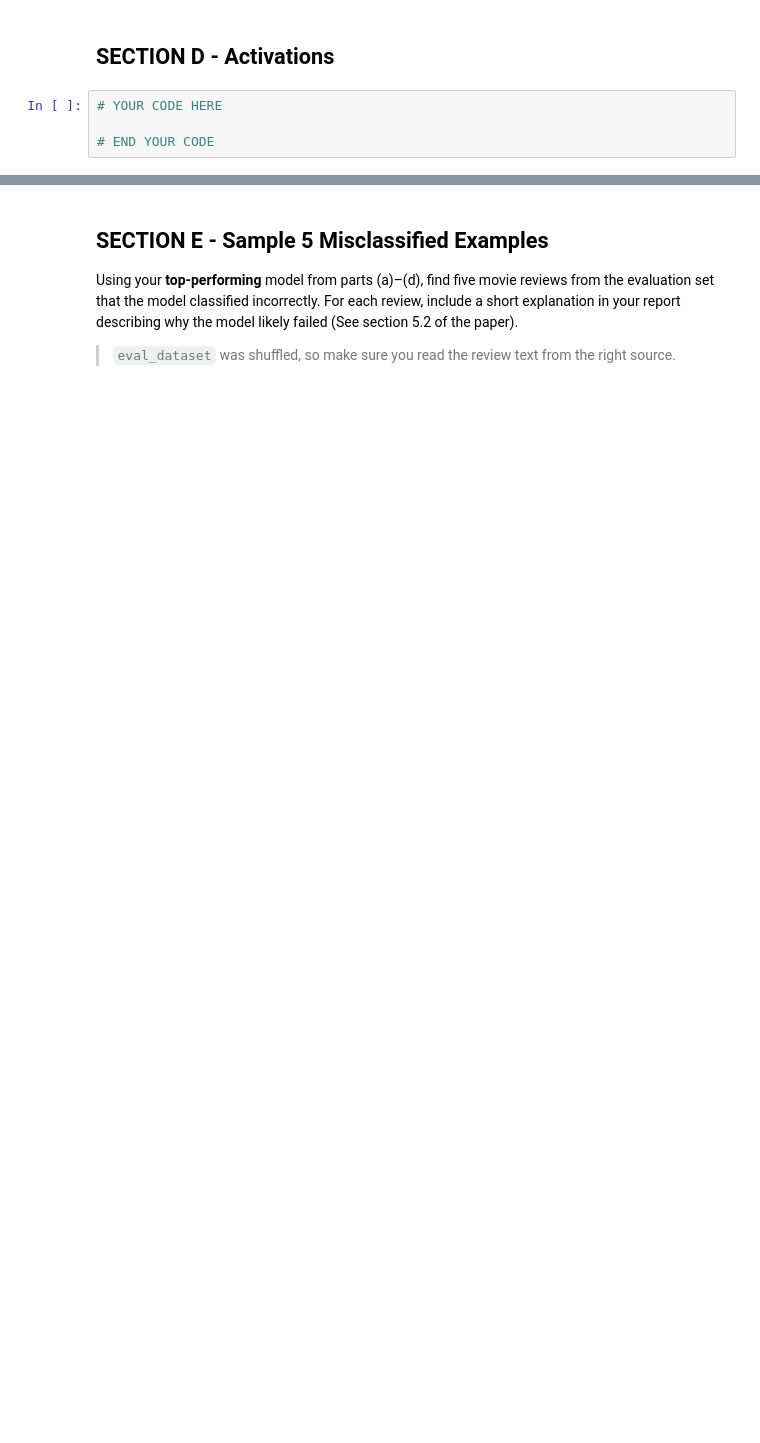
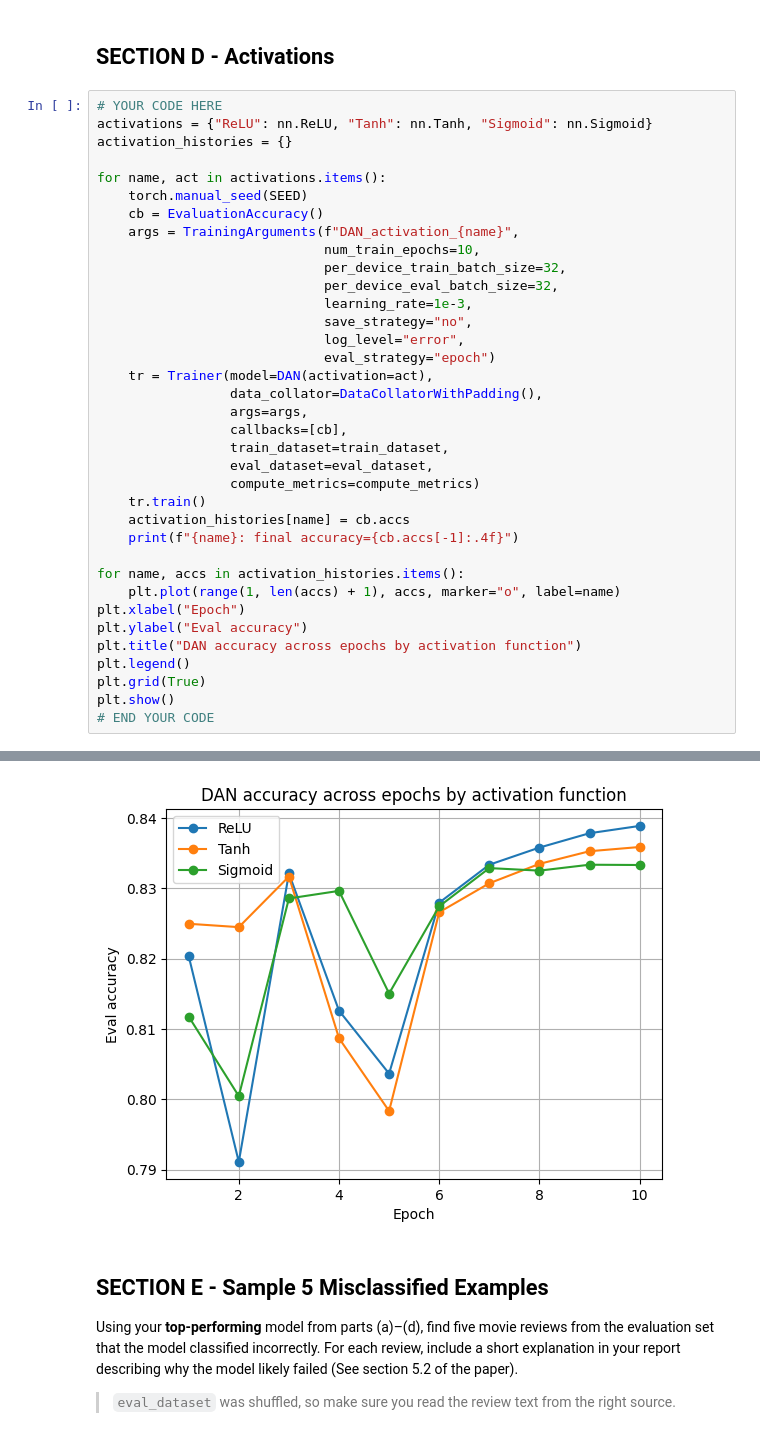
Before and after one commit to altarh/NLP_EX1, a Jupyter notebook: Exercise/DAN_files/DAN.ipynb, the cells around one changed output, grey strips where cells are left out. Cells and saved outputs as stored; diff of their text form; blank space fills up the shorter version.

```diff
--- a/Exercise/DAN_files/DAN.ipynb
+++ b/Exercise/DAN_files/DAN.ipynb
@@ -211,6 +397,39 @@ trainer.train()
 # %% [markdown]
 ## SECTION D - Activations
-# %%
-# YOUR CODE HERE
-
-# END YOUR CODE
+# %%
+# YOUR CODE HERE
+activations = {"ReLU": nn.ReLU, "Tanh": nn.Tanh, "Sigmoid": nn.Sigmoid}
+activation_histories = {}
+
+for name, act in activations.items():
+    torch.manual_seed(SEED)
+    cb = EvaluationAccuracy()
+    args = TrainingArguments(f"DAN_activation_{name}",
+                             num_train_epochs=10,
+                             per_device_train_batch_size=32,
+                             per_device_eval_batch_size=32,
+                             learning_rate=1e-3,
+                             save_strategy="no",
+                             log_level="error",
+                             eval_strategy="epoch")
+    tr = Trainer(model=DAN(activation=act),
+                 data_collator=DataCollatorWithPadding(),
+                 args=args,
+                 callbacks=[cb],
+                 train_dataset=train_dataset,
+                 eval_dataset=eval_dataset,
+                 compute_metrics=compute_metrics)
+    tr.train()
+    activation_histories[name] = cb.accs
+    print(f"{name}: final accuracy={cb.accs[-1]:.4f}")
+
+for name, accs in activation_histories.items():
+    plt.plot(range(1, len(accs) + 1), accs, marker="o", label=name)
+plt.xlabel("Epoch")
+plt.ylabel("Eval accuracy")
+plt.title("DAN accuracy across epochs by activation function")
+plt.legend()
+plt.grid(True)
+plt.show()
+# END YOUR CODE
+# %% [output]
@@ -217,3 +453,4 @@ trainer.train()
+[figure, added]
 # %% [markdown]
 ## SECTION E - Sample 5 Misclassified Examples
 
```
Also changed, not shown: parts of 18 cells of this notebook, 1 other file.
